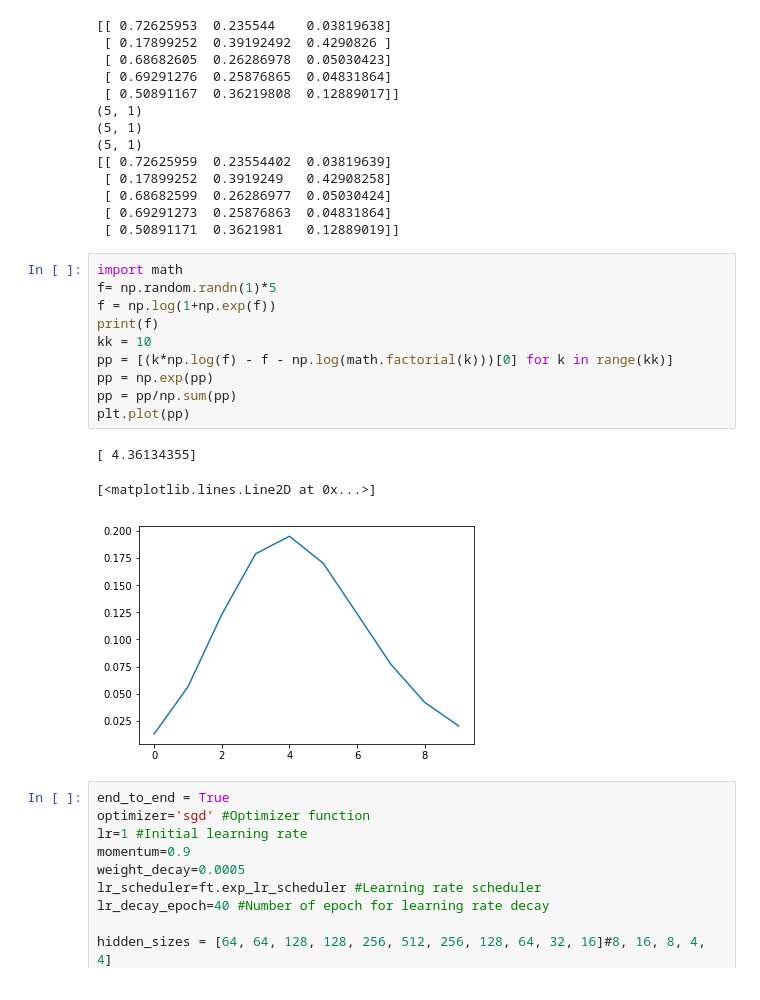
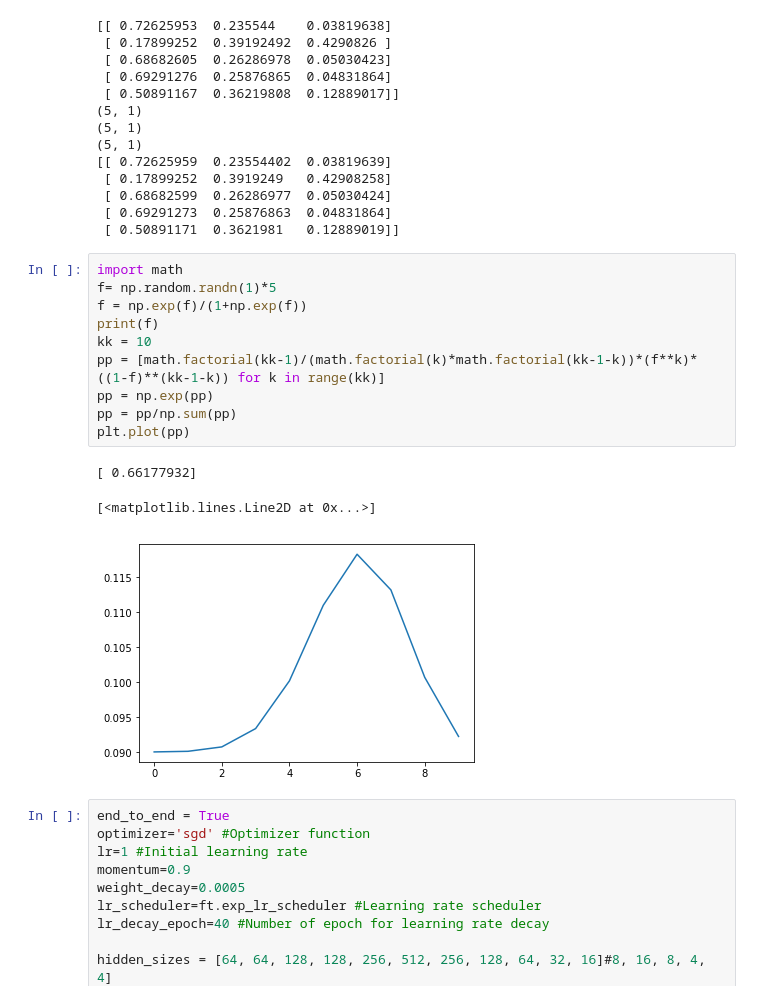
Before and after one commit to ozantezcan/Object-Counting-in-Amazon-Bin-Image-Dataset, a Jupyter notebook: Syntehtic Data.ipynb, the cells around one changed output. Drawn from its saved outputs; the diff is of its cells as text.

```diff
--- a/Syntehtic Data.ipynb
+++ b/Syntehtic Data.ipynb
@@ -950,17 +915,17 @@ print(soft_pos)
 # %%
 import math
 f= np.random.randn(1)*5
-f = np.log(1+np.exp(f))
+f = np.exp(f)/(1+np.exp(f))
 print(f)
 kk = 10
-pp = [(k*np.log(f) - f - np.log(math.factorial(k)))[0] for k in range(kk)]
+pp = [math.factorial(kk-1)/(math.factorial(k)*math.factorial(kk-1-k))*(f**k)*((1-f)**(kk-1-k)) for k in range(kk)]
 pp = np.exp(pp)
 pp = pp/np.sum(pp)
 plt.plot(pp)
 # %% [output]
-[ 4.36134355]
+[ 0.66177932]
 [<matplotlib.lines.Line2D at 0x...>]
-[figure, old version]
+[figure, new version]
 # %%
 end_to_end = True
 optimizer='sgd' #Optimizer function
```
Also changed, not shown: parts of 1 cell of this notebook, 28 other files.
